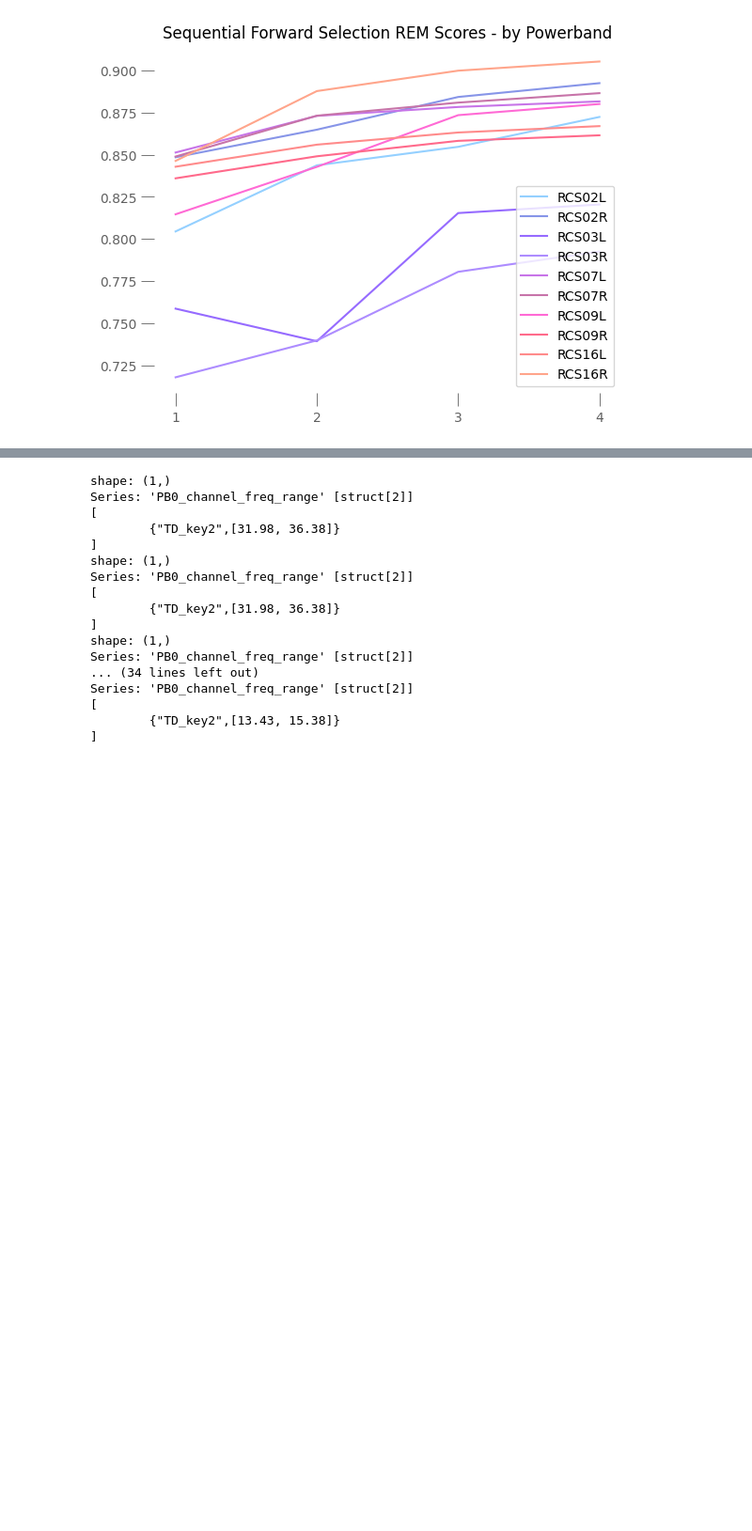
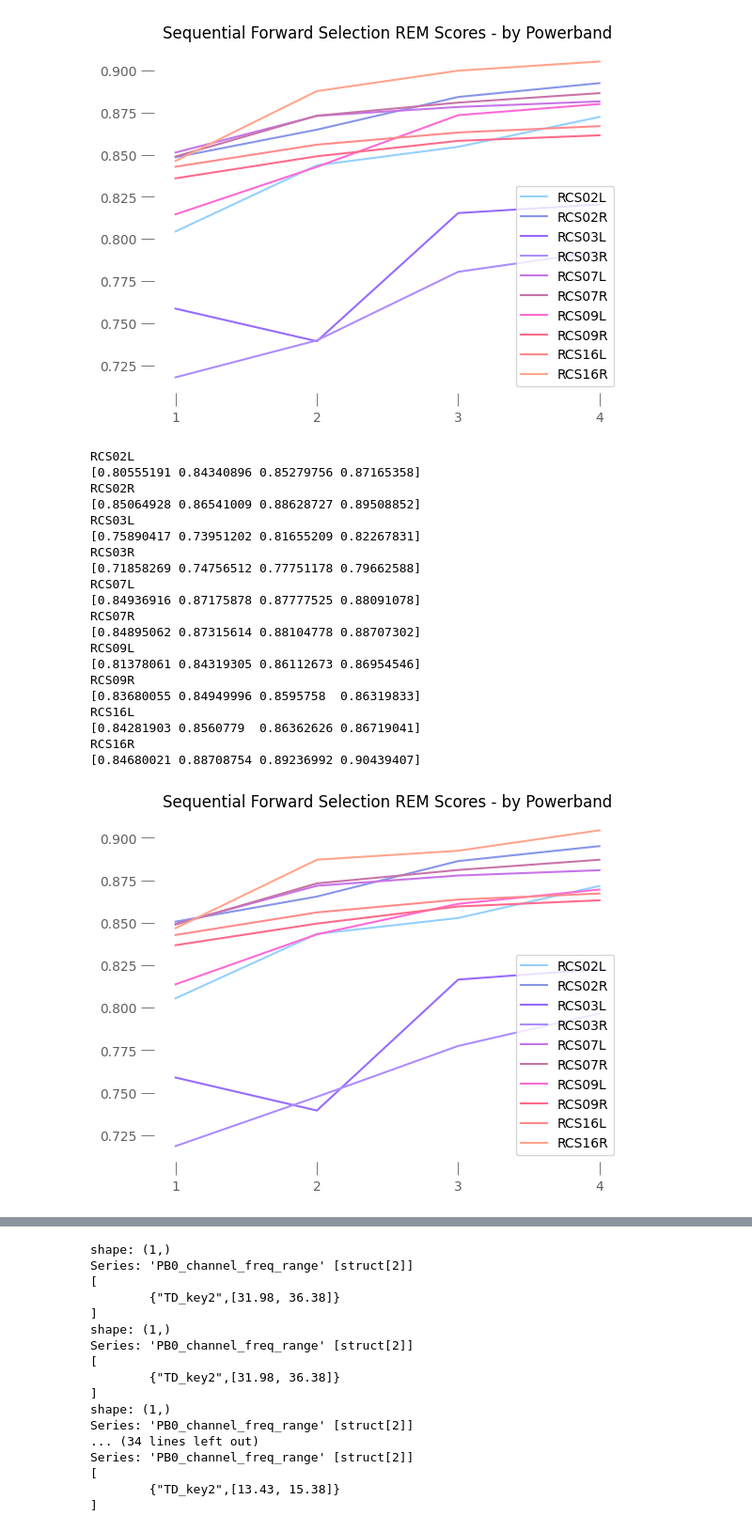
Before and after one commit to claysmyth/LittleStarr, a Jupyter notebook: notebooks/powerband_selection_comparison.ipynb, the cells around one changed output, grey strips where cells are left out. Shown at 94% size. Saved outputs shown, nothing was run; the diff lists cells and outputs as text; code cells hidden in the pictures; blank space fills up the shorter version.

```diff
--- a/notebooks/powerband_selection_comparison.ipynb
+++ b/notebooks/powerband_selection_comparison.ipynb
@@ -31,6 +37,8 @@ from embedded_model_classes import TwoStepLDATree
 # Import data to polars dataframes
 parts = OrderedDict()
 parts_sfs = OrderedDict()
+parts_sfs_kfold = OrderedDict()
+parts_sfs_kfold_rem = OrderedDict()
 parts_cluster = OrderedDict()
 parts_sfs_rem = OrderedDict()
 parts_sfs_2lda = OrderedDict()
@@ -48,6 +56,8 @@ pattern = '/media/longterm_hdd/Clay/Sleep_10day_with_autonomic/powerband_identif
 for device in ['RCS02L', 'RCS02R', 'RCS03L', 'RCS03R', 'RCS07L', 'RCS07R', 'RCS09L', 'RCS09R', 'RCS16L', 'RCS16R']:
     print(device)
     parts_sfs[device] = pl.read_parquet(glob.glob(pattern + f'{device[3:]}/all_tds/*/*.parquet')[0])
+    parts_sfs_kfold[device] = pl.read_parquet(glob.glob(pattern + f'{device[3:]}/sfs_band_same_folds/*/*.parquet')[0])
+    parts_sfs_kfold_rem[device] = pl.read_parquet(glob.glob(pattern + f'{device[3:]}/sfs_band_same_folds_rem/*/*.parquet')[0])
     parts_sfs_rem[device] = pl.read_parquet(glob.glob(pattern + f'{device[3:]}/sfs_bands_REM/*/*.parquet')[0])
     parts_sfs_dt[device] = pl.read_parquet(glob.glob(pattern + f'{device[3:]}/sfs_band_DT_SLS/*/*.parquet')[0])
     parts_sfs_dt_rem[device] = pl.read_parquet(glob.glob(pattern + f'{device[3:]}/sfs_band_DT_REM/*/*.parquet')[0])
@@ -61,7 +71,6 @@ for device in ['RCS02L', 'RCS02R', 'RCS03L', 'RCS03R', 'RCS07L', 'RCS07R', 'RCS0
 
 for device in ['RCS02L', 'RCS02R', 'RCS03L', 'RCS03R', 'RCS07L', 'RCS07R', 'RCS09L', 'RCS09R', 'RCS16L', 'RCS16R']:
     parts_cluster[device] = pl.read_parquet(glob.glob(pattern + f'{device[3:]}/sfs_cluster_3/*/*.parquet')[0])
-    print(glob.glob(pattern + f'{device[3:]}/sfs_cluster_3/*/*.parquet'))
 # %% [output]
 RCS02L
 RCS02R
@@ -327,3 +329,36 @@ plt.show()
 [1 2 3 4]
 [0.84626876 0.8876521  0.89974814 0.90517922]
 [figure]
+# %%
+vapeplot.set_palette('vaporwave')
+for key, df in parts_sfs_kfold_rem.items():
+    scores = df['sfs_scores'].to_numpy().squeeze()
+    print(key)
+    print(scores)
+    sns.lineplot(x=np.arange(1,5), y=scores, label=key)
+plt.title('Sequential Forward Selection REM Scores - by Powerband')
+plt.xticks(np.arange(1,5))
+plt.legend(loc='lower right')
+plt.show()
+# %% [output]
+RCS02L
+[0.80555191 0.84340896 0.85279756 0.87165358]
+RCS02R
+[0.85064928 0.86541009 0.88628727 0.89508852]
+RCS03L
+[0.75890417 0.73951202 0.81655209 0.82267831]
+RCS03R
+[0.71858269 0.74756512 0.77751178 0.79662588]
+RCS07L
+[0.84936916 0.87175878 0.87777525 0.88091078]
+RCS07R
+[0.84895062 0.87315614 0.88104778 0.88707302]
+RCS09L
+[0.81378061 0.84319305 0.86112673 0.86954546]
+RCS09R
+[0.83680055 0.84949996 0.8595758  0.86319833]
+RCS16L
+[0.84281903 0.8560779  0.86362626 0.86719041]
+RCS16R
+[0.84680021 0.88708754 0.89236992 0.90439407]
+[figure, added]
```
Also changed, not shown: parts of 8 cells of this notebook, 4 other files.
